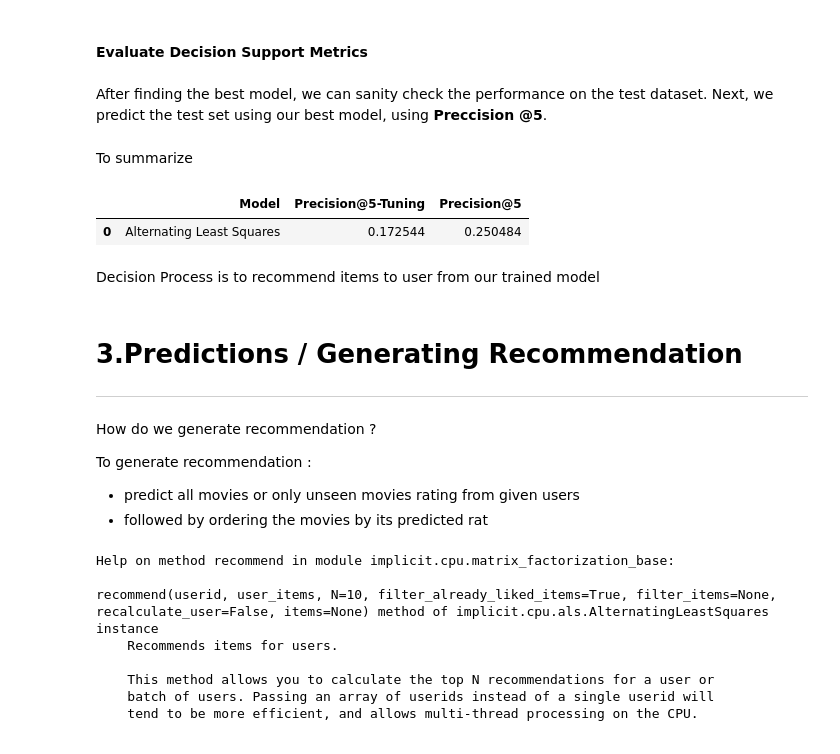
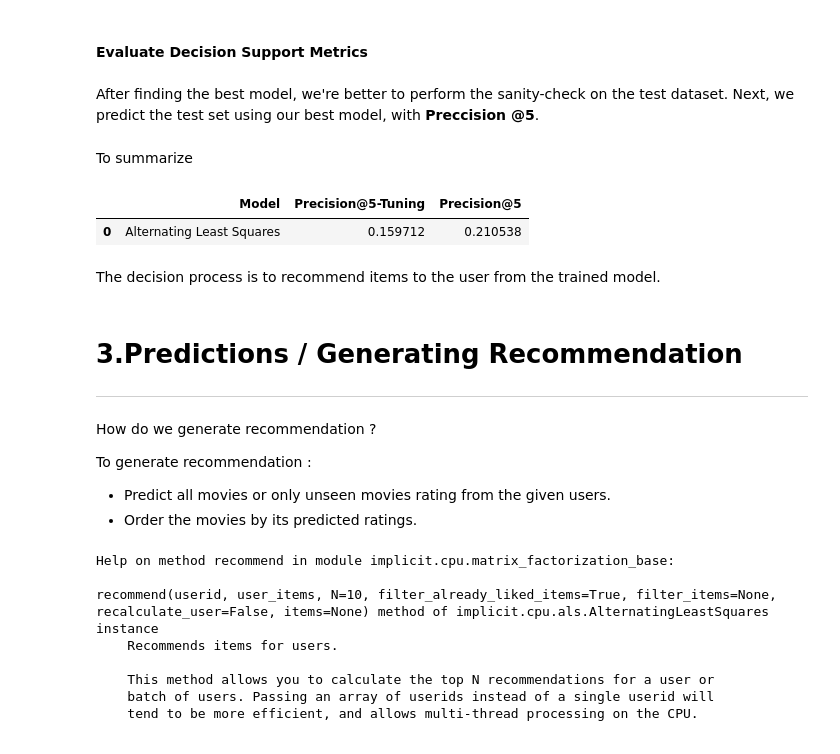
Before and after one commit to daniel-satria/recommendation_system, a Jupyter notebook: notebooks/7.implicitData_logisticMatrixFactorization.ipynb, the cells around one changed output. Drawn from its saved outputs; the diff is of its cells as text; code cells hidden in the pictures.

```diff
--- a/notebooks/7.implicitData_logisticMatrixFactorization.ipynb
+++ b/notebooks/7.implicitData_logisticMatrixFactorization.ipynb
@@ -335,9 +329,10 @@ def map_data(data, user_column, item_column) :
 
     return mapped_data,mapping_user,mapping_item
 # %%
-song_playdata_mapped,mapping_user,mapping_item = map_data(data= song_play_data,
-                                user_column = 'userID',
-                                item_column = 'artistID')
+song_playdata_mapped,mapping_user,mapping_item = map_data(
+    data= song_play_data,
+    user_column = 'userID',
+    item_column = 'artistID')
 song_playdata_mapped.head()
 # %% [output]
 |  | userID | artistID | weight |
@@ -1337,25 +1350,27 @@ model_best.fit(train_full)
 # %% [markdown]
 #### Evaluate Decision Support Metrics
 # %% [markdown]
-After finding the best model, we can sanity check the performance on the test dataset.
-Next, we predict the test set using our best model, using **Preccision @5**.
+After finding the best model, we're better to perform the sanity-check on the test dataset.
+Next, we predict the test set using our best model, with **Preccision @5**.
 # %%
-test_score = precision_at_k(model = model_best, train_user_items= train_full,
-                                  test_user_items = test,K=5)
+test_score = precision_at_k(model=model_best,
+                            train_user_items= train_full,
+                            test_user_items = test,K=5)
 # %% [markdown]
 To summarize
 # %%
-summary_test_df = pd.DataFrame({'Model' : ['Alternating Least Squares'],
-                                'Precision@5-Tuning': [-study_als.best_value],
-                                'Precision@5': [test_score]})
+summary_test_df = pd.DataFrame({
+    'Model' : ['Alternating Least Squares'],
+    'Precision@5-Tuning': [-study_als.best_value],
+    'Precision@5': [test_score]})
 
 summary_test_df
 # %% [output]
 |  | Model | Precision@5-Tuning | Precision@5 |
-| 0 | Alternating Least Squares | 0.172544 | 0.250484 |
+| 0 | Alternating Least Squares | 0.159712 | 0.210538 |
 # %% [markdown]
-Decision Process is to recommend items to user
-from our trained model
+The decision process is to recommend items to the user
+from the trained model.
 # %% [markdown]
 # **3.Predictions / Generating Recommendation**
 ---
@@ -1364,8 +1379,8 @@ How do we generate recommendation ?
 
 
 To generate recommendation :
-- predict all movies or only unseen movies rating from given users
-- followed by ordering the movies by its predicted rat
+- Predict all movies or only unseen movies rating from the given users.
+- Order the movies by its predicted ratings.
 # %%
 # Recommendation based on Best Models
 # We will try to recommend on sample userid ,userId 1 & 99
```
Also changed, not shown: parts of 67 cells of this notebook, 4 other files.
